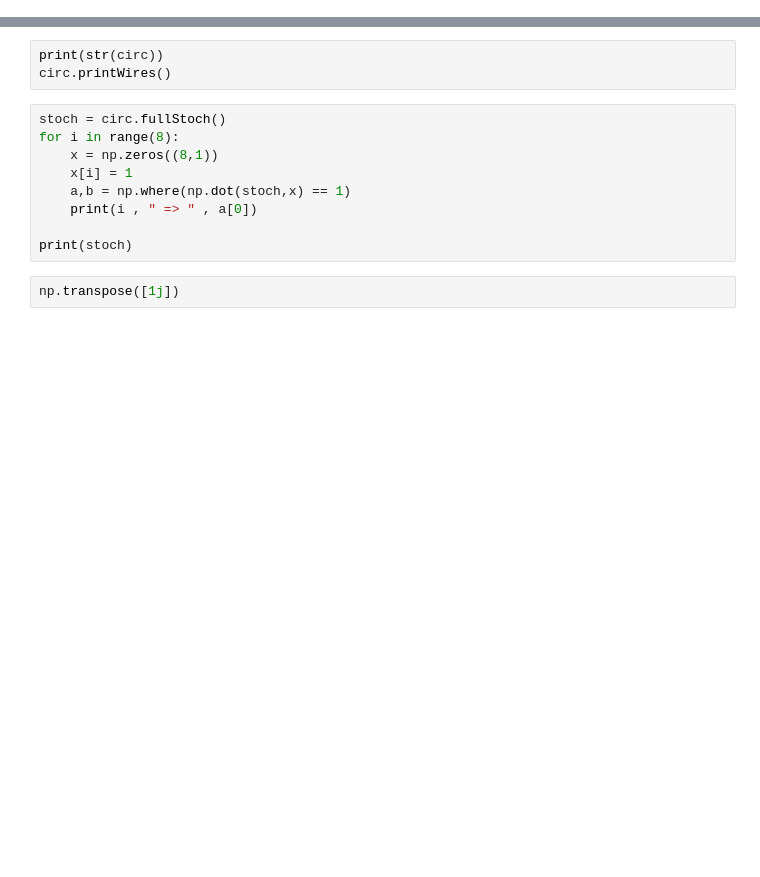
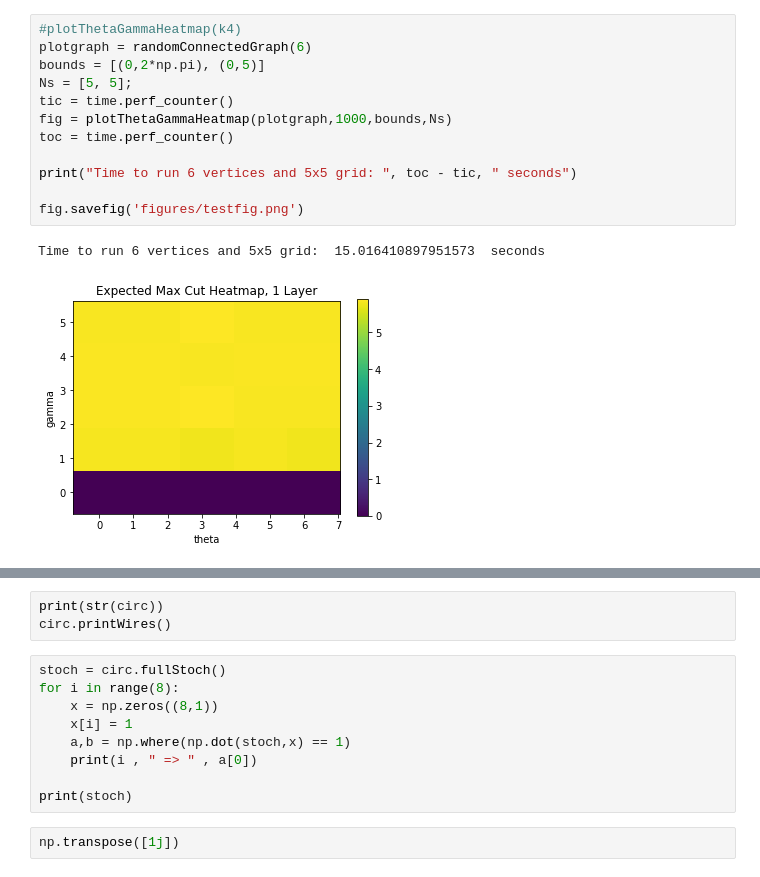
Before and after one commit to zmorrell/ReversibleCircuit, a Jupyter notebook: ReversibleCircuit.ipynb, the cells around one changed output, grey strips where cells are left out. Cells and saved outputs as stored; diff of their text form; blank space fills up the shorter version.

```diff
--- a/ReversibleCircuit.ipynb
+++ b/ReversibleCircuit.ipynb
@@ -568,0 +604,15 @@ KeyError: 2
+# %%
+#plotThetaGammaHeatmap(k4)
+plotgraph = randomConnectedGraph(6)
+bounds = [(0,2*np.pi), (0,5)]
+Ns = [5, 5];
+tic = time.perf_counter()
+fig = plotThetaGammaHeatmap(plotgraph,1000,bounds,Ns)
+toc = time.perf_counter()
+
+print("Time to run 6 vertices and 5x5 grid: ", toc - tic, " seconds")
+
+fig.savefig('figures/testfig.png')
+# %% [output]
+Time to run 6 vertices and 5x5 grid:  15.016410897951573  seconds
+[figure, added]
```
Also changed, not shown: parts of 15 cells of this notebook, 15 other files.
